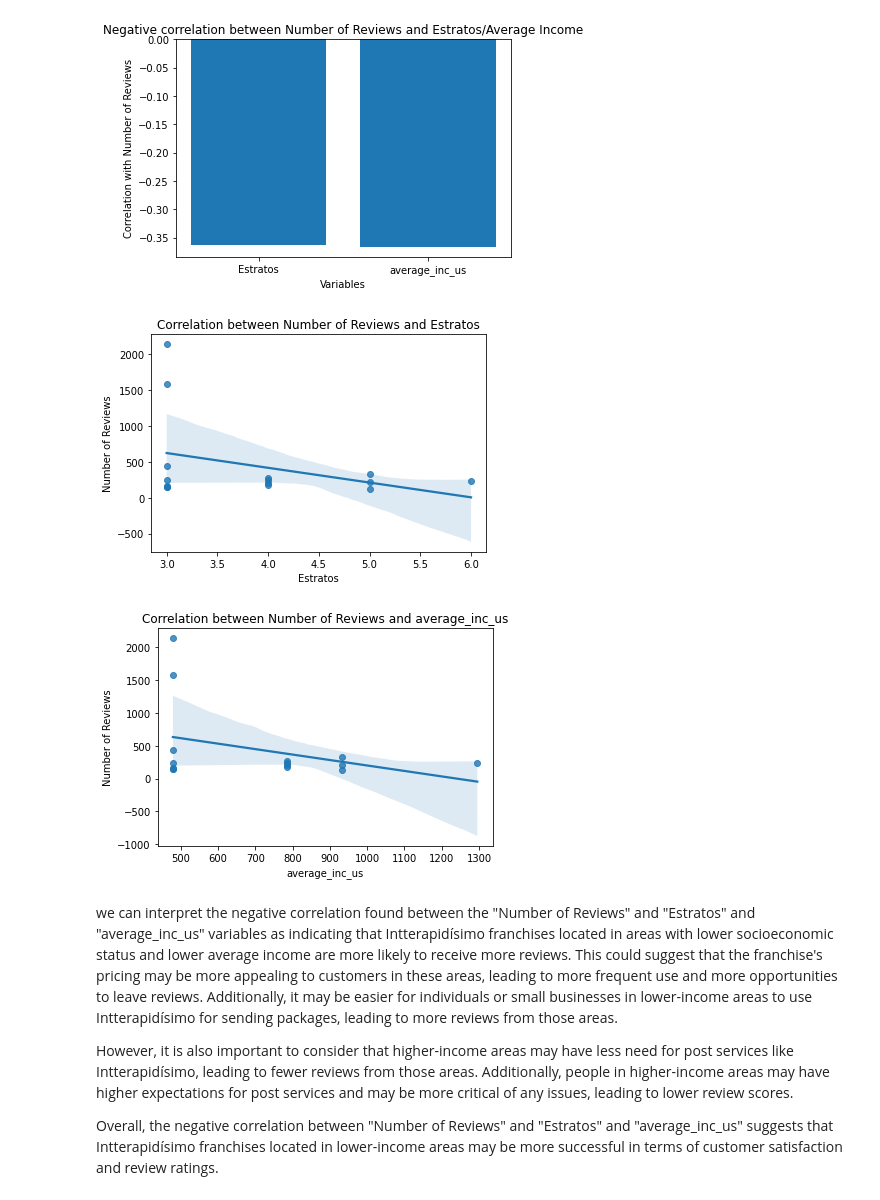
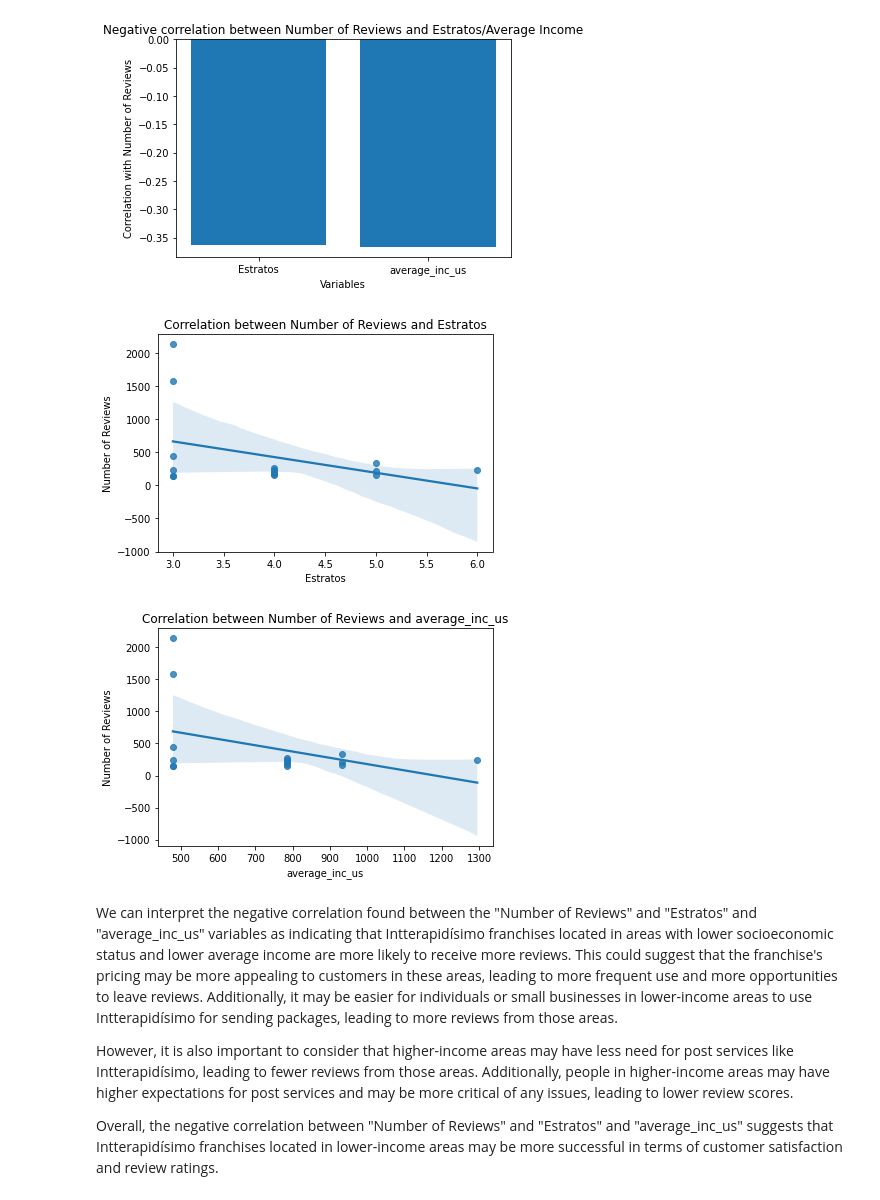
Before and after one commit to victorjrp92/Interrapidisimo_google_api, a Jupyter notebook: Interrapidisimo.ipynb, the cells around one changed output. Saved outputs shown, nothing was run; the diff lists cells and outputs as text; code cells hidden in the pictures.

```diff
--- a/Interrapidisimo.ipynb
+++ b/Interrapidisimo.ipynb
@@ -905,24 +905,27 @@ plt.show()
 import seaborn as sns
 import matplotlib.pyplot as plt
 
-# Crear un scatter plot de Number of Reviews vs Estratos
-sns.regplot(data=best_inter, x='Estratos', y='Number of Reviews')
-plt.xlabel('Estratos')
-plt.ylabel('Number of Reviews')
-plt.title('Correlation between Number of Reviews and Estratos')
-plt.show()
+def create_scatter_plots(data, x1='Estratos', x2='average_inc_us', y='Number of Reviews'):
+    # Crear un scatter plot de Number of Reviews vs Estratos
+    sns.regplot(data=data, x=x1, y=y)
+    plt.xlabel(x1)
+    plt.ylabel(y)
+    plt.title(f'Correlation between {y} and {x1}')
+    plt.show()
 
-# Crear un scatter plot de Number of Reviews vs average_inc_us
-sns.regplot(data=best_inter, x='average_inc_us', y='Number of Reviews')
-plt.xlabel('average_inc_us')
-plt.ylabel('Number of Reviews')
-plt.title('Correlation between Number of Reviews and average_inc_us')
-plt.show()
+    # Crear un scatter plot de Number of Reviews vs average_inc_us
+    sns.regplot(data=data, x=x2, y=y)
+    plt.xlabel(x2)
+    plt.ylabel(y)
+    plt.title(f'Correlation between {y} and {x2}')
+    plt.show()
-# %% [output]
-[figure, removed]
-[figure, removed]
+# %%
+create_scatter_plots(best_inter, x1='Estratos', x2='average_inc_us', y='Number of Reviews')
+# %% [output]
+[figure, added]
+[figure, added]
 # %% [markdown]
-we can interpret the negative correlation found between the "Number of Reviews" and "Estratos" and "average_inc_us" variables as indicating that Intterapidísimo franchises located in areas with lower socioeconomic status and lower average income are more likely to receive more reviews. This could suggest that the franchise's pricing may be more appealing to customers in these areas, leading to more frequent use and more opportunities to leave reviews. Additionally, it may be easier for individuals or small businesses in lower-income areas to use Intterapidísimo for sending packages, leading to more reviews from those areas.
+We can interpret the negative correlation found between the "Number of Reviews" and "Estratos" and "average_inc_us" variables as indicating that Intterapidísimo franchises located in areas with lower socioeconomic status and lower average income are more likely to receive more reviews. This could suggest that the franchise's pricing may be more appealing to customers in these areas, leading to more frequent use and more opportunities to leave reviews. Additionally, it may be easier for individuals or small businesses in lower-income areas to use Intterapidísimo for sending packages, leading to more reviews from those areas.
 
 However, it is also important to consider that higher-income areas may have less need for post services like Intterapidísimo, leading to fewer reviews from those areas. Additionally, people in higher-income areas may have higher expectations for post services and may be more critical of any issues, leading to lower review scores.
 
```
Also changed, not shown: parts of 36 cells of this notebook, 28 other files.
